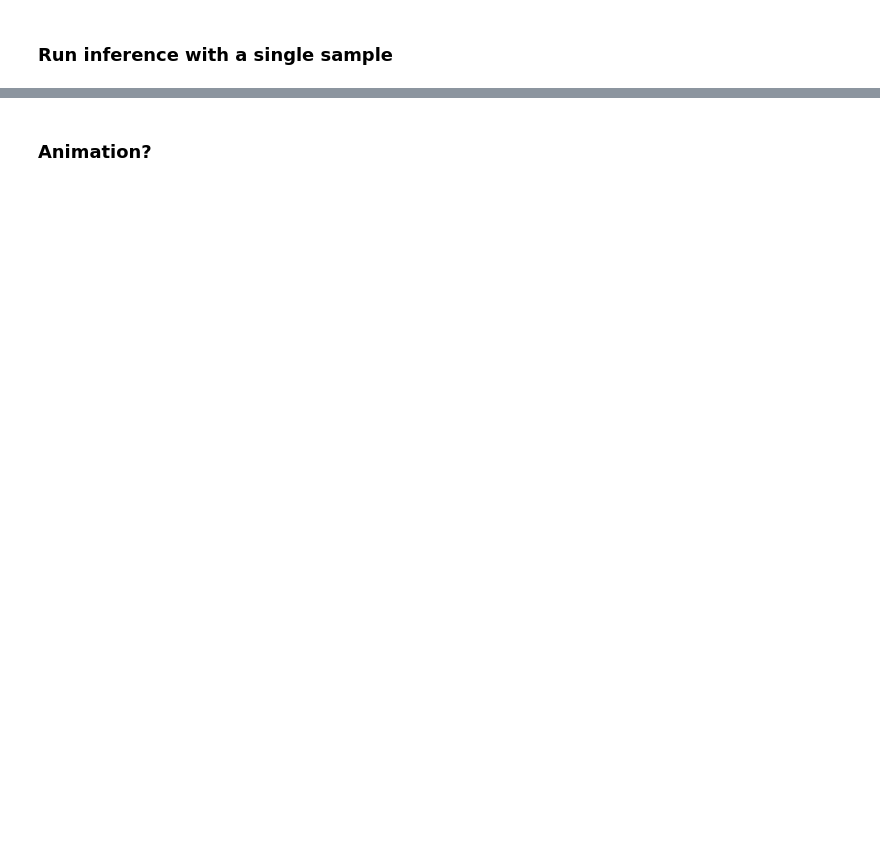
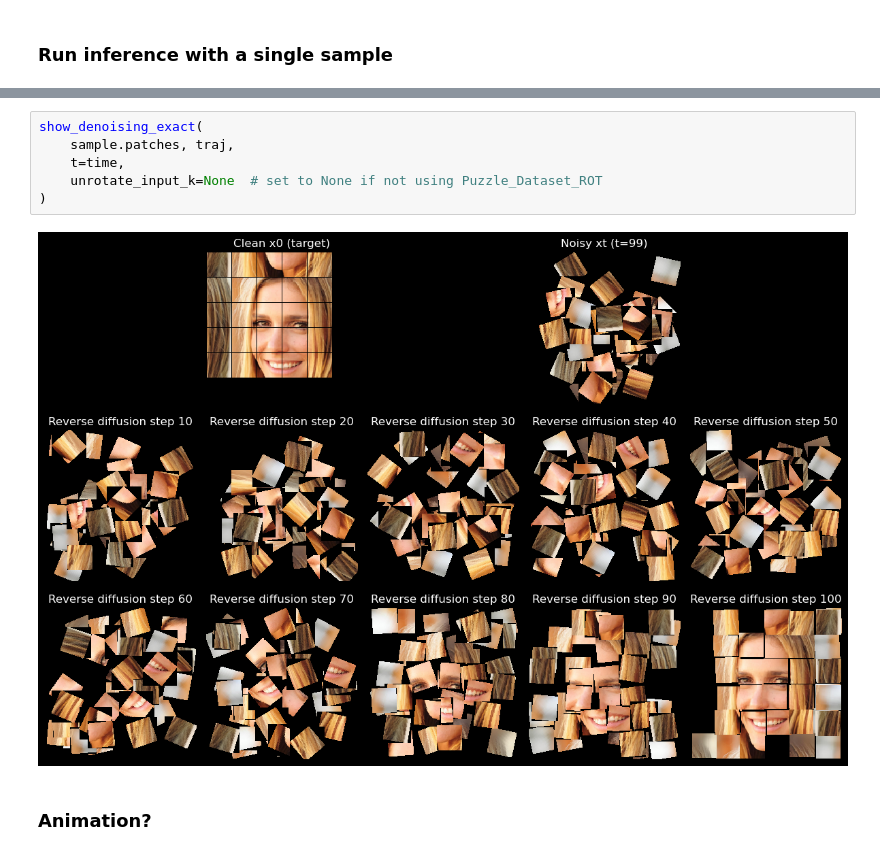
Before and after one commit to silviasuhu/deep-learning-puzzle-project, a Jupyter notebook: inference_visualization.ipynb, the cells around one changed output, grey strips where cells are left out. Cells and saved outputs as stored; diff of their text form; blank space fills up the shorter version.

```diff
--- a/inference_visualization.ipynb
+++ b/inference_visualization.ipynb
@@ -407,3 +705,11 @@ show_triptych_exact(
+# %%
+show_denoising_exact(
+    sample.patches, traj,
+    t=time,
+    unrotate_input_k=None  # set to None if not using Puzzle_Dataset_ROT
+)
+# %% [output]
+[figure, added]
 # %% [markdown]
 ### Animation?
 # %%
```
Also changed, not shown: parts of 22 cells of this notebook.
